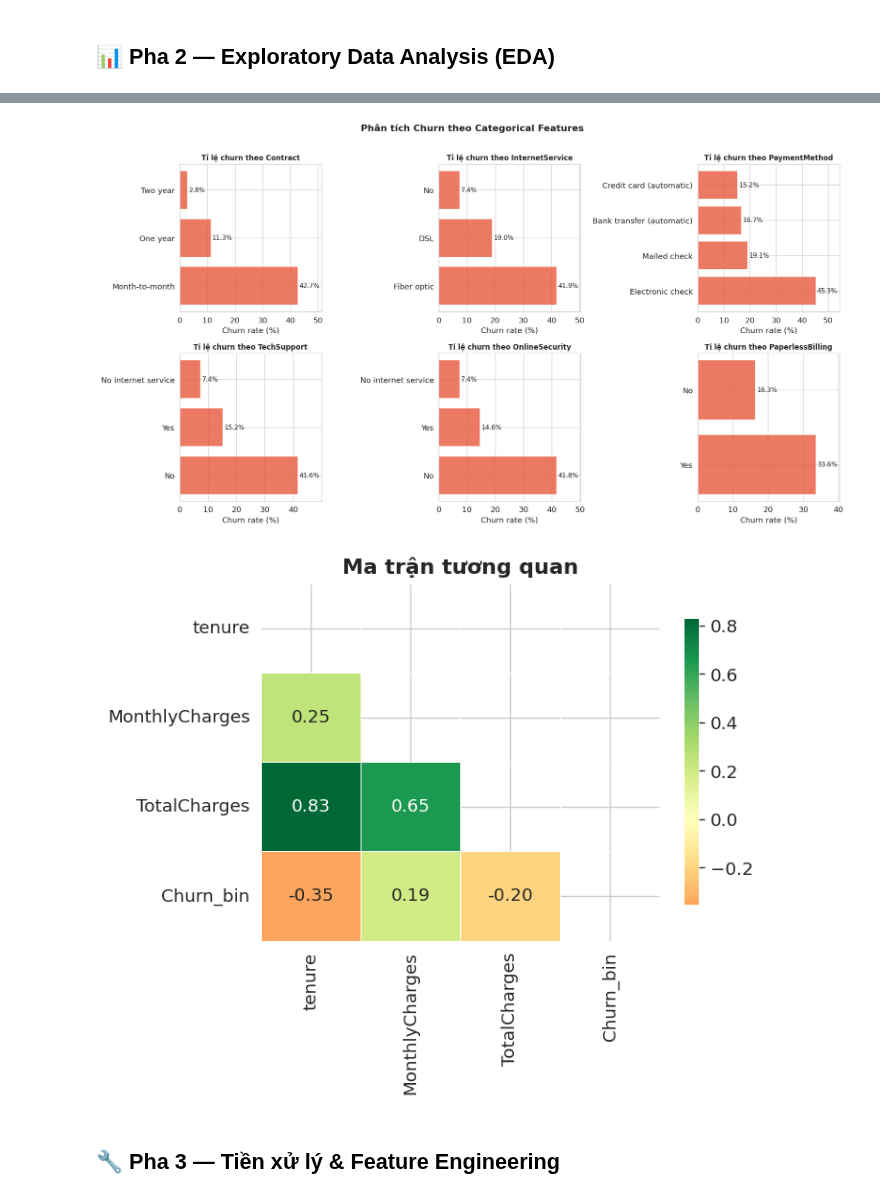
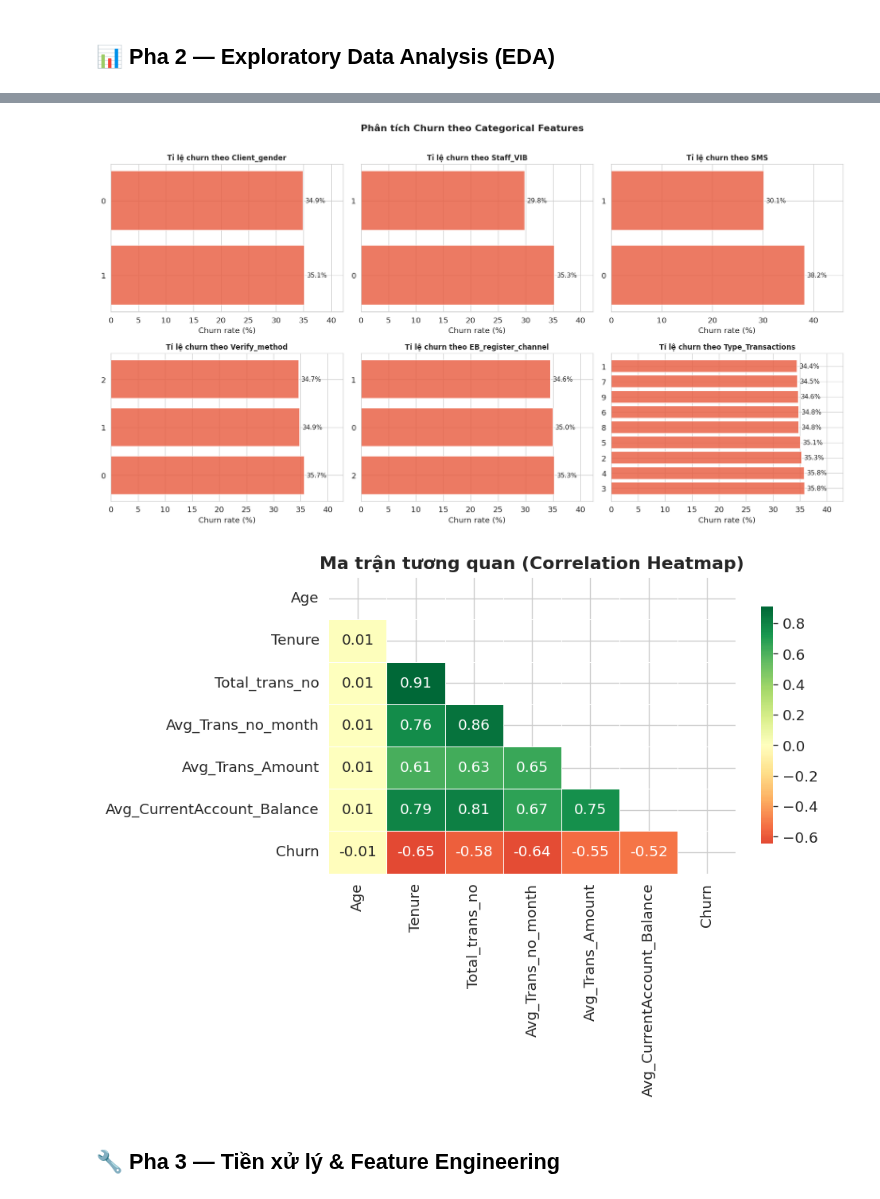
Before and after one commit to haiyen2602/ChurnPredictionProject, a Jupyter notebook: Churn_Prediction_Final_Project.ipynb, the cells around one changed output, grey strips where cells are left out. Saved outputs shown, nothing was run; the diff lists cells and outputs as text; code cells hidden in the pictures.

```diff
--- a/Churn_Prediction_Final_Project.ipynb
+++ b/Churn_Prediction_Final_Project.ipynb
@@ -175,51 +194,79 @@ plot_numeric_features(df_raw)
 # %%
-def plot_categorical_features(df, top_n=6):
+def plot_categorical_features(df):
     """Tỉ lệ churn theo các categorical features quan trọng."""
-    cat_cols = ['Contract', 'InternetService', 'PaymentMethod',
-                'TechSupport', 'OnlineSecurity', 'PaperlessBilling']
+
+    # 1. Cập nhật 6 biến phân loại quan trọng trong bộ dữ liệu ngân hàng
+    cat_cols = ['Client_gender', 'Staff_VIB', 'SMS',
+                'Verify_method', 'EB_register_channel', 'Type_Transactions']
+
     fig, axes = plt.subplots(2, 3, figsize=(15, 8))
     axes = axes.flatten()
 
     for ax, col in zip(axes, cat_cols):
+        # 2. Sửa điều kiện đếm churn: x == 1 thay vì x == 'Yes'
         churn_rate = (df.groupby(col)['Churn']
-                       .apply(lambda x: (x == 'Yes').mean() * 100)
-                       .sort_values(ascending=False))
-        bars = ax.barh(churn_rate.index, churn_rate.values,
+                        .apply(lambda x: (x == 1).mean() * 100)
+                        .sort_values(ascending=False))
+
+        y_labels = churn_rate.index.astype(str)
+
+        bars = ax.barh(y_labels, churn_rate.values,
                        color=COLORS['churn'], alpha=0.8, edgecolor='white')
+
         for bar, val in zip(bars, churn_rate.values):
             ax.text(val + 0.5, bar.get_y() + bar.get_height()/2,
                     f'{val:.1f}%', va='center', fontsize=9)
+
         ax.set_title(f'Tỉ lệ churn theo {col}', fontweight='bold', fontsize=10)
         ax.set_xlabel('Churn rate (%)')
-        ax.set_xlim(0, churn_rate.max() * 1.2)
+
+        # Xử lý ngoại lệ nếu max = 0 để tránh lỗi giới hạn trục x
+        max_val = churn_rate.max()
+        ax.set_xlim(0, (max_val * 1.2) if max_val > 0 else 100)
 
     plt.suptitle('Phân tích Churn theo Categorical Features', fontweight='bold', y=1.01)
     plt.tight_layout()
     plt.savefig('eda_categorical.png', bbox_inches='tight')
     plt.show()
 
+# Gọi hàm
 plot_categorical_features(df_raw)
 # %% [output]
-[figure, old version]
+[figure, new version]
 # %%
 def plot_correlation_heatmap(df):
-    """Correlation heatmap của features số."""
-    df_encoded = df.copy()
-    df_encoded['Churn_bin'] = (df_encoded['Churn'] == 'Yes').astype(int)
-    num_df = df_encoded[['tenure', 'MonthlyCharges', 'TotalCharges', 'Churn_bin']].dropna()
+    """Correlation heatmap của các features số và biến mục tiêu (Churn)."""
 
-    fig, ax = plt.subplots(figsize=(6, 5))
+    # 1. Định nghĩa các cột số học (Continuous) cần xét tương quan
+    num_cols = [
+        'Age',
+        'Tenure',
+        'Total_trans_no',
+        'Avg_Trans_no_month',
+        'Avg_Trans_Amount',
+        'Avg_CurrentAccount_Balance',
+        'Churn'
+    ]
+
+    # 2. Tạo dataframe chỉ chứa các cột số đã chọn
+    num_df = df[num_cols].dropna()
+
+    # 3. Vẽ ma trận tương quan
+    fig, ax = plt.subplots(figsize=(8, 6))
     mask = np.triu(np.ones_like(num_df.corr(), dtype=bool))
+
     sns.heatmap(num_df.corr(), annot=True, fmt='.2f', cmap='RdYlGn',
                 center=0, mask=mask, ax=ax, linewidths=0.5,
                 cbar_kws={'shrink': 0.8})
-    ax.set_title('Ma trận tương quan', fontweight='bold')
+
+    ax.set_title('Ma trận tương quan (Correlation Heatmap)', fontweight='bold')
     plt.tight_layout()
     plt.savefig('eda_correlation.png', bbox_inches='tight')
     plt.show()
 
+# Gọi hàm
 plot_correlation_heatmap(df_raw)
 # %% [output]
-[figure, old version]
+[figure, new version]
 # %% [markdown]
 ## 🔧 Pha 3 — Tiền xử lý & Feature Engineering
```
Also changed, not shown: parts of 18 cells of this notebook, 3 other files.
